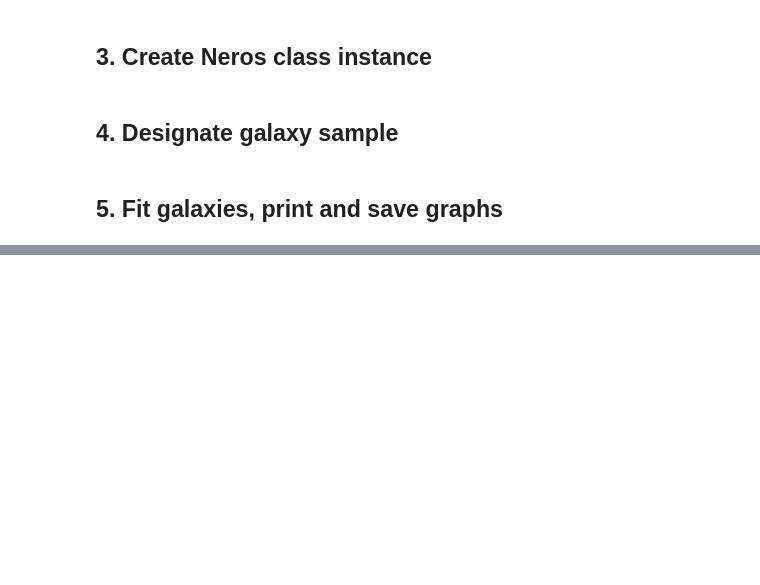
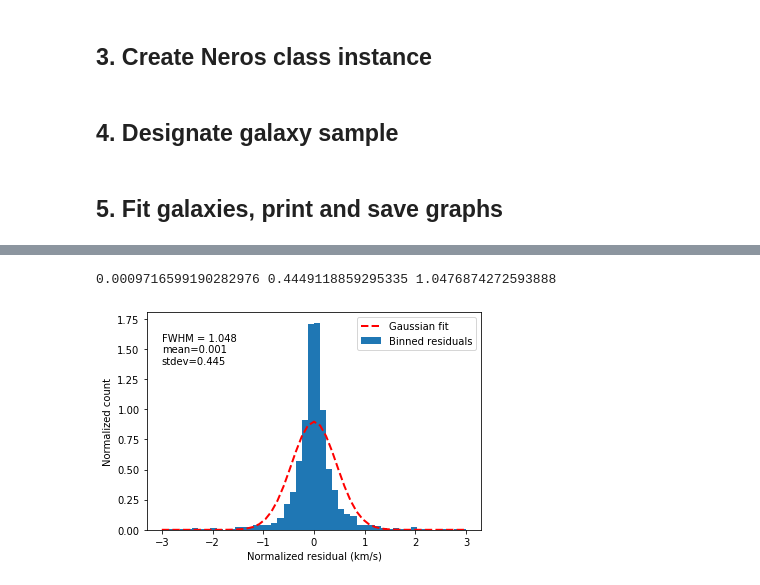
Before and after one commit to Cisneros-Galaxy/RCFM, a Jupyter notebook: fit_analysis.ipynb, the cells around one changed output, grey strips where cells are left out. Drawn from its saved outputs; the diff is of its cells as text; code cells hidden in the pictures; blank space fills up the shorter version.

```diff
--- a/fit_analysis.ipynb
+++ b/fit_analysis.ipynb
@@ -285,0 +294,21 @@ plt.savefig(f'fit-analysis-plots/{MW_name}/ResidualHist_v1_{v1}_v2_{v2}.png')
+# %%
+# Norm obs = (velocity-mean)/stdev
+# Does it make sense to calculate FWHM on this?
+counts, bins, bars = plt.hist([x-y for x,y in zip(norm_obs, norm_neros)], density=True, bins=50, range=(-3,3))
+mids = 0.5*(bins[1:] + bins[:-1])
+probs = counts / np.sum(counts)
+
+mean = np.sum(probs * mids)
+sd = np.sqrt(np.sum(probs * (mids - mean)**2))
+FWHM = 2*np.sqrt(2*np.log(2))*sd
+print(mean, sd, FWHM)
+y = norm.pdf( bins, mean, sd)
+l = plt.plot(bins, y, 'r--', linewidth=2)
+plt.xlabel('Normalized residual (km/s)')
+plt.ylabel('Normalized count') #raw count divided by the total number of counts and the bin width
+plt.legend(['Gaussian fit','Binned residuals'])
+plt.text(0-max(bins),max(counts)-max(counts)/5, 'FWHM = %.3f\nmean=%.3f\nstdev=%.3f'%(FWHM,mean,sd))
+plt.savefig(f'fit-analysis-plots/{MW_name}/ResidualHist_v1_{v1}_v2_{v2}_normdata.png')
+# %% [output]
+0.0009716599190282976 0.4449118859295335 1.0476874272593888
+[figure, added]
```
Also changed, not shown: parts of 14 cells of this notebook, 53 other files.
